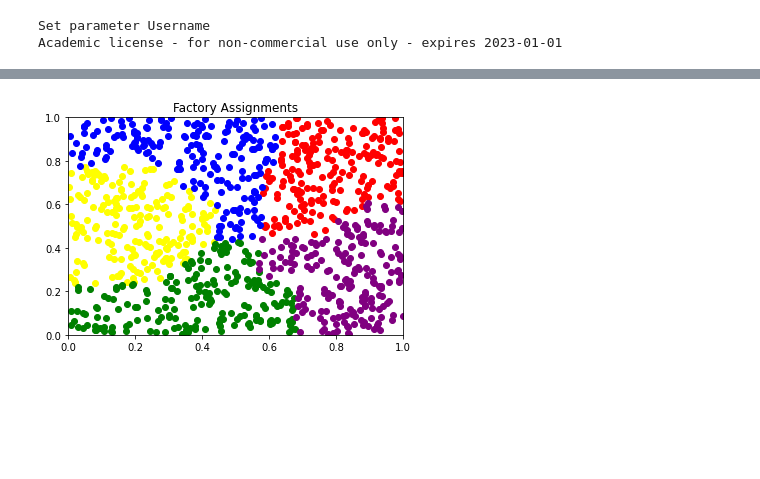
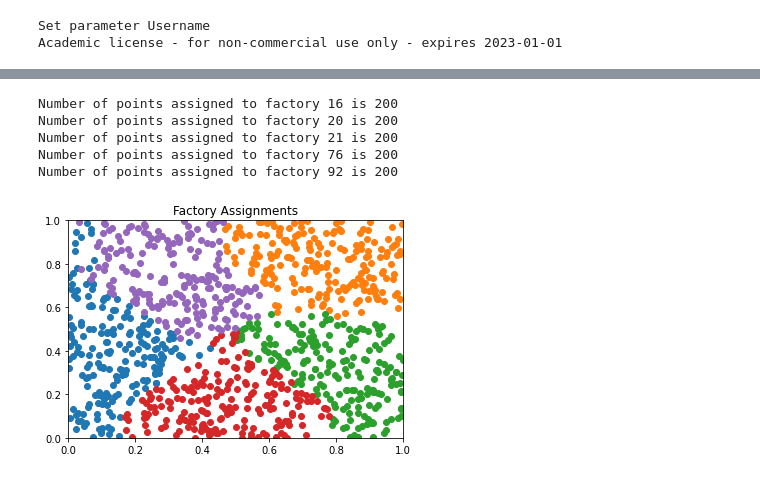
Before and after one commit to AustinLBuchanan/Location_Models, a Jupyter notebook: Gurobi_Capacitated_Facility_Location.ipynb, the cells around one changed output, grey strips where cells are left out. Cells and saved outputs as stored; diff of their text form; code cells hidden in the pictures; blank space fills up the shorter version.

```diff
--- a/Gurobi_Capacitated_Facility_Location.ipynb
+++ b/Gurobi_Capacitated_Facility_Location.ipynb
@@ -130,18 +130,21 @@ plt.show()
 # %%
 # Draw the factory assignments
-pallette = ['red', 'yellow', 'green', 'blue', 'purple']
+plt.xlim(0,1)
+plt.ylim(0,1)
+plt.title('Factory Assignments')
 
 k = len(medians)
 for p in range(k):
     i = medians[p]
     assigned = [ j for j in dem if x[i,j].x > 0.5 ]
     assigned_x = [ dem_x[j] for j in assigned ]
     assigned_y = [ dem_y[j] for j in assigned ]
-    plt.scatter(assigned_x, assigned_y, color=pallette[p])
-
-plt.xlim(0,1)
-plt.ylim(0,1)
-plt.title('Factory Assignments')
-plt.show()
+    plt.scatter(assigned_x, assigned_y)
+    print("Number of points assigned to factory",i,"is",len(assigned))
 # %% [output]
+Number of points assigned to factory 16 is 200
+Number of points assigned to factory 20 is 200
+Number of points assigned to factory 21 is 200
+Number of points assigned to factory 76 is 200
+Number of points assigned to factory 92 is 200
-[figure, old version]
+[figure, new version]
```
Also changed, not shown: parts of 8 cells of this notebook, 7 other files.
